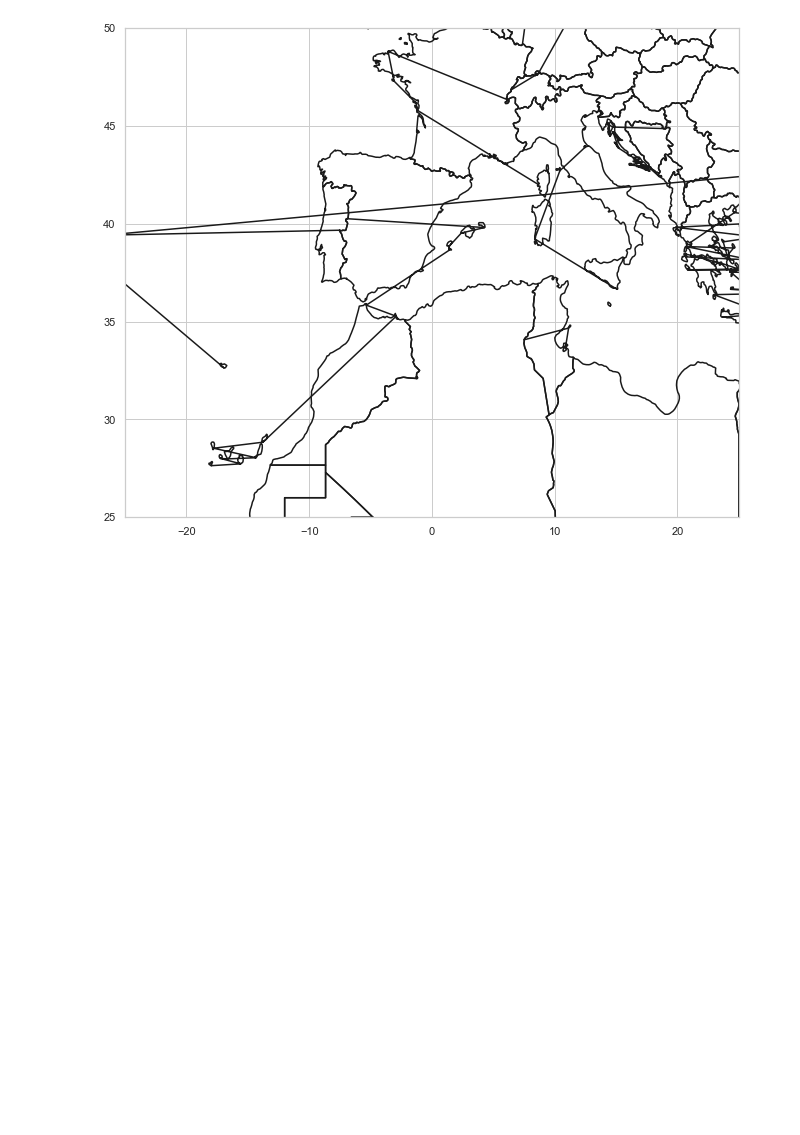
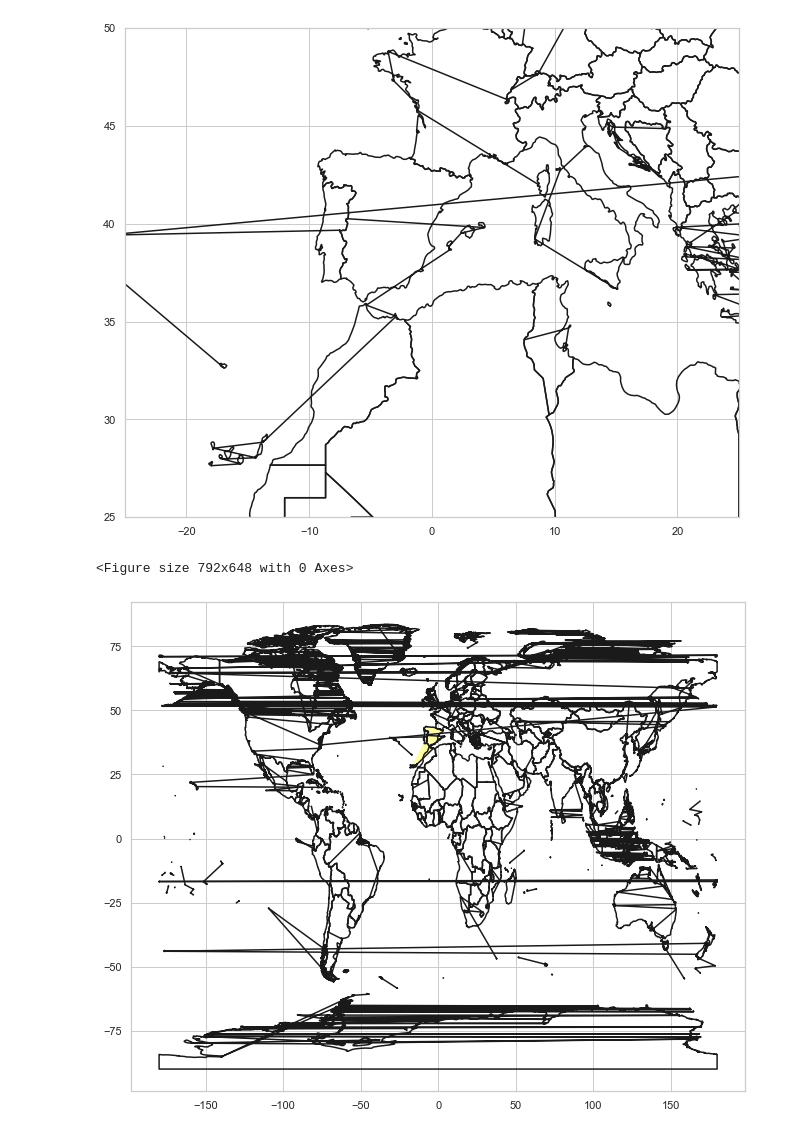
Before and after one commit to cesarvila/population, a Jupyter notebook: popu.ipynb, the cells around one changed output. Drawn from its saved outputs; the diff is of its cells as text; code cells hidden in the pictures; blank space fills up the shorter version.

```diff
--- a/popu.ipynb
+++ b/popu.ipynb
@@ -410,3 +426,8 @@ x_lim = (-25, 25)
 sfu.plot_map(sf, x_lim, y_lim)
 # %% [output]
 [figure]
+# %%
+sfu.plot_map_fill(com_id, sf, color='y')
+# %% [output]
+<Figure size 792x648 with 0 Axes>
+[figure, added]
```
Also changed, not shown: parts of 15 cells of this notebook, 2 other files.
